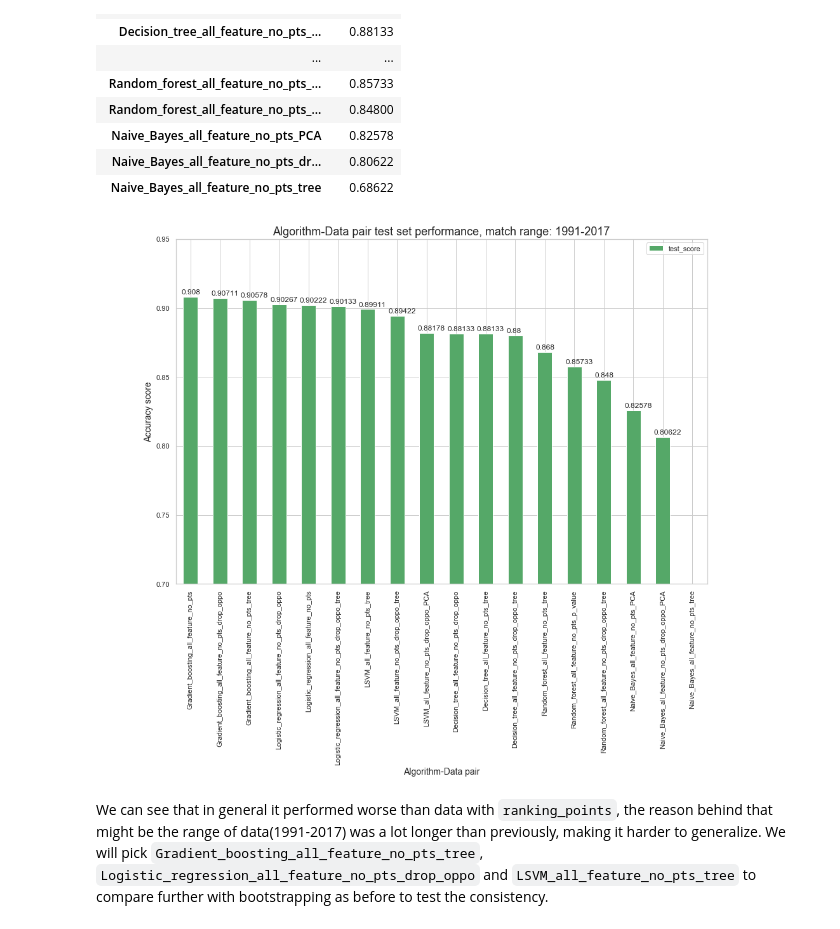
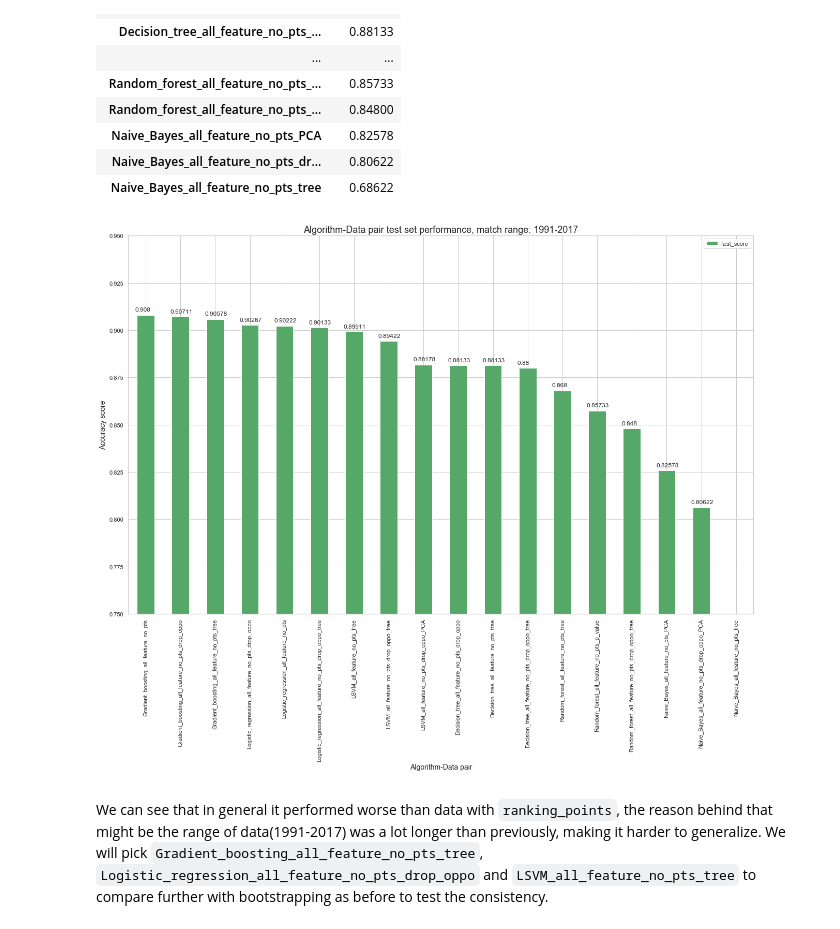
Before and after one commit to george1577/Thinkful_Data_Science, a Jupyter notebook: Capstone project/Capstone project 2/Modeling/Modeling.ipynb, the cells around one changed output. Drawn from its saved outputs; the diff is of its cells as text; code cells hidden in the pictures.

```diff
--- a/Capstone project/Capstone project 2/Modeling/Modeling.ipynb
+++ b/Capstone project/Capstone project 2/Modeling/Modeling.ipynb
@@ -748,13 +748,15 @@ all_test_df
 | Naive_Bayes_all_feature_p_value | 0.69781 |
 # %%
 # plot the graph
-fig, ax = plt.subplots(1,1,figsize=(15, 10))
+fig, ax = plt.subplots(1,1,figsize=(18, 15))
 all_test_df.plot(kind='bar', ax=ax)
-ax.set_ylim([0.7,0.95])
+ax.set_ylim([0.8,0.95])
 ax.set_ylabel('Accuracy score', size=14)
 ax.set_title('Algorithm-Data pair test set performance, match range: 2009-2017', size=18)
 ax.set_xlabel('Algorithm-Data pair', size=14)
 for p in ax.patches:
     ax.annotate('{}'.format(p.get_height()), xy=(p.get_x()-0.05, p.get_height()+0.002))
+plt.tight_layout()
+fig.savefig('test_score.png')
 plt.show()
 # %% [output]
@@ -970,17 +965,19 @@ all_test_no_pts_df
 | Naive_Bayes_all_feature_no_pts_tree | 0.68622 |
 # %%
 # plot the graph
-fig, ax = plt.subplots(1,1,figsize=(15, 10))
+fig, ax = plt.subplots(1,1,figsize=(18, 15))
 all_test_no_pts_df.plot(kind='bar', ax=ax, color='g')
-ax.set_ylim([0.7,0.95])
+ax.set_ylim([0.75,0.95])
 ax.set_ylabel('Accuracy score', size=14)
 ax.set_title('Algorithm-Data pair test set performance, match range: 1991-2017', size=18)
 ax.set_xlabel('Algorithm-Data pair', size=14)
 for p in ax.patches:
     ax.annotate('{}'.format(p.get_height()), xy=(p.get_x()-0.05, p.get_height()+0.002))
+plt.tight_layout()
 plt.show()
+fig.savefig('test_score_no_pts.png')
 # %% [output]
-[figure, old version]
+[figure, new version]
 # %% [markdown]
 We can see that in general it performed worse than data with `ranking_points`, the reason behind that might be the range of data(1991-2017) was a lot longer than previously, making it harder to generalize. We will pick `Gradient_boosting_all_feature_no_pts_tree`, `Logistic_regression_all_feature_no_pts_drop_oppo` and `LSVM_all_feature_no_pts_tree` to compare further with bootstrapping as before to test the consistency.
 # %% [markdown]
```
Also changed, not shown: parts of 91 cells of this notebook, 2 other files.
